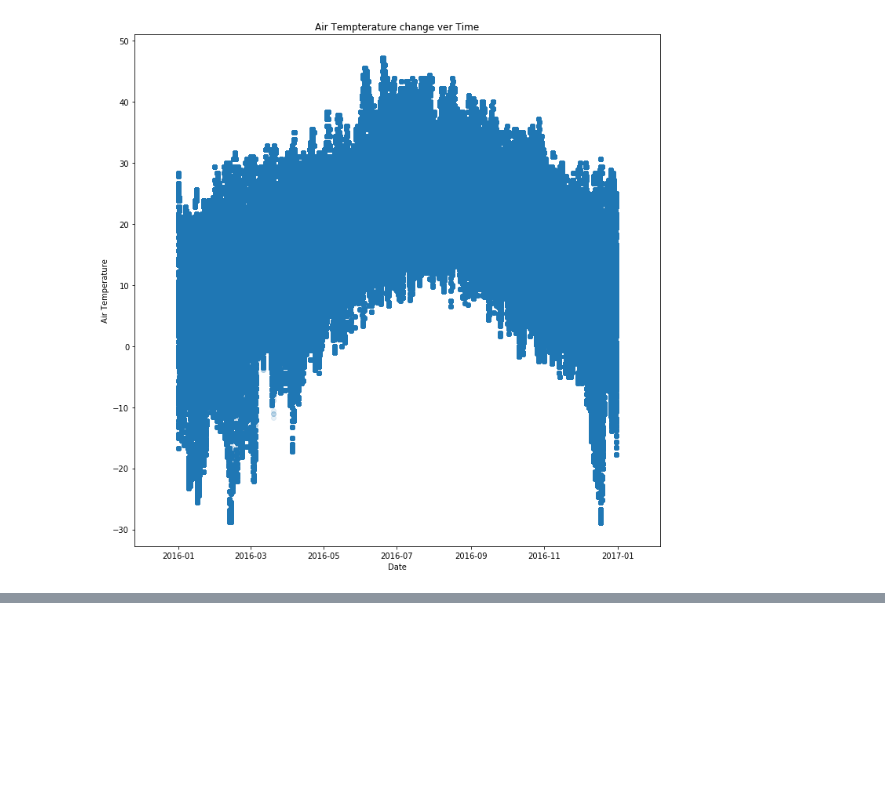
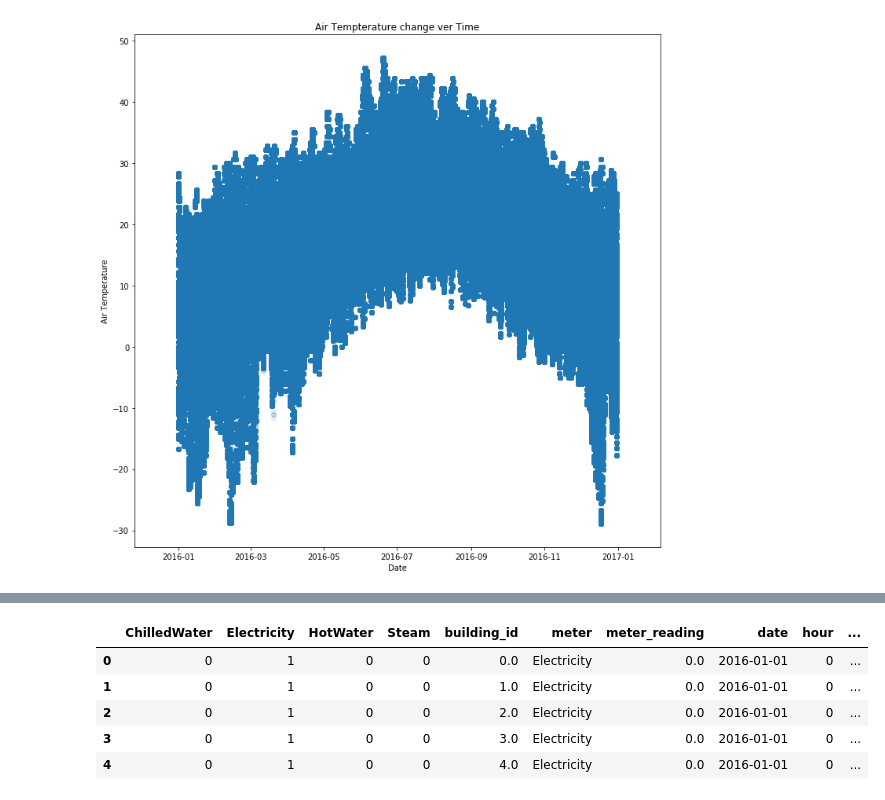
Before and after one commit to KevinThomas441/Skyscraper-Energy-Cost-Analysis, a Jupyter notebook: KDD_Project.ipynb, the cells around one changed output, grey strips where cells are left out. Saved outputs shown, nothing was run; the diff lists cells and outputs as text; code cells hidden in the pictures; blank space fills up the shorter version.

```diff
--- a/KDD_Project.ipynb
+++ b/KDD_Project.ipynb
@@ -471,0 +501,13 @@ plt.show()
+# %%
+train_encoded = pd.get_dummies(train['meter'])
+# %%
+train_final = pd.concat([train_encoded, train], axis = 1)
+# %%
+train_final.head()
+# %% [output]
+|  | ChilledWater | Electricity | HotWater | Steam | building_id | meter | meter_reading | date | hour | ... |
+| 0 | 0 | 1 | 0 | 0 | 0.0 | Electricity | 0.0 | 2016-01-01 | 0 | ... |
+| 1 | 0 | 1 | 0 | 0 | 1.0 | Electricity | 0.0 | 2016-01-01 | 0 | ... |
+| 2 | 0 | 1 | 0 | 0 | 2.0 | Electricity | 0.0 | 2016-01-01 | 0 | ... |
+| 3 | 0 | 1 | 0 | 0 | 3.0 | Electricity | 0.0 | 2016-01-01 | 0 | ... |
+| 4 | 0 | 1 | 0 | 0 | 4.0 | Electricity | 0.0 | 2016-01-01 | 0 | ... |
```
Also changed, not shown: parts of 9 cells of this notebook.
